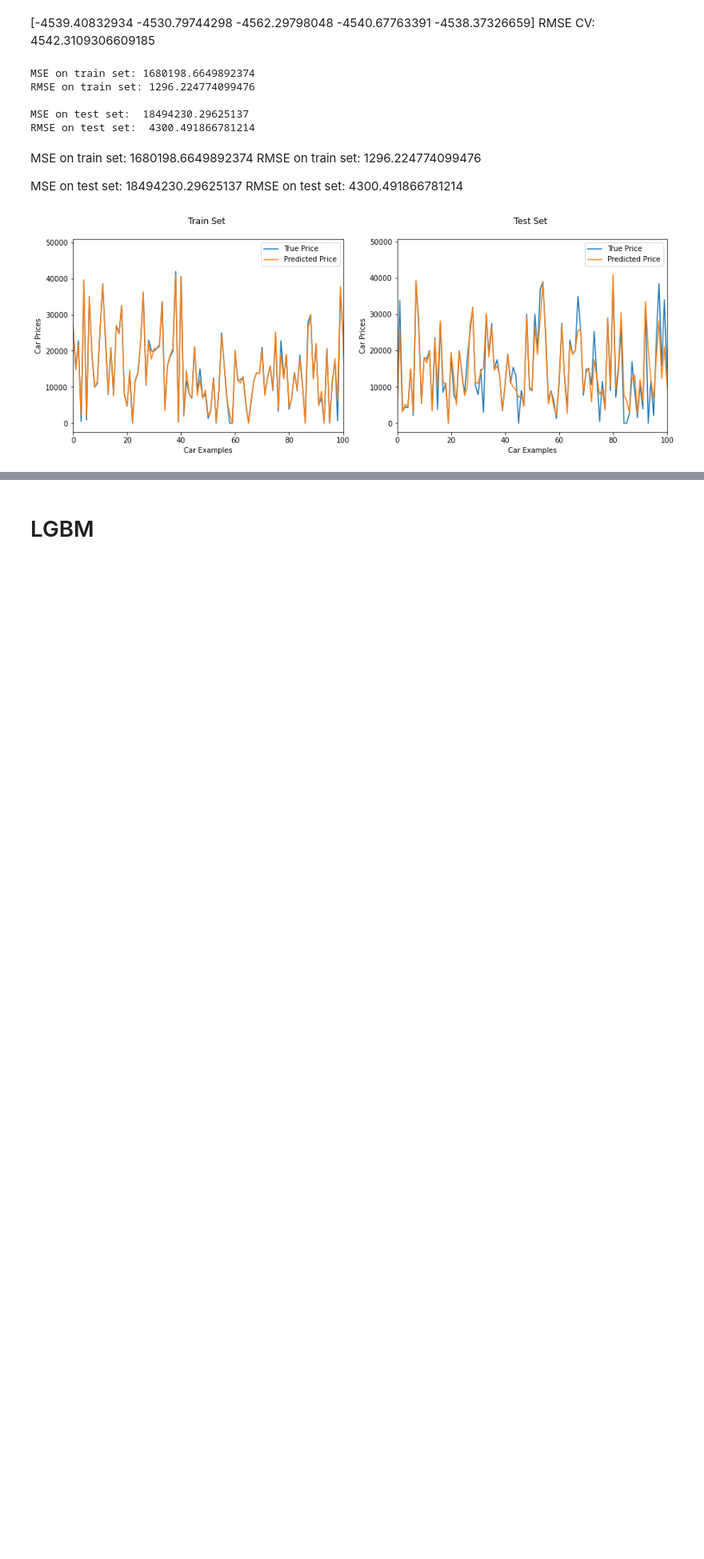
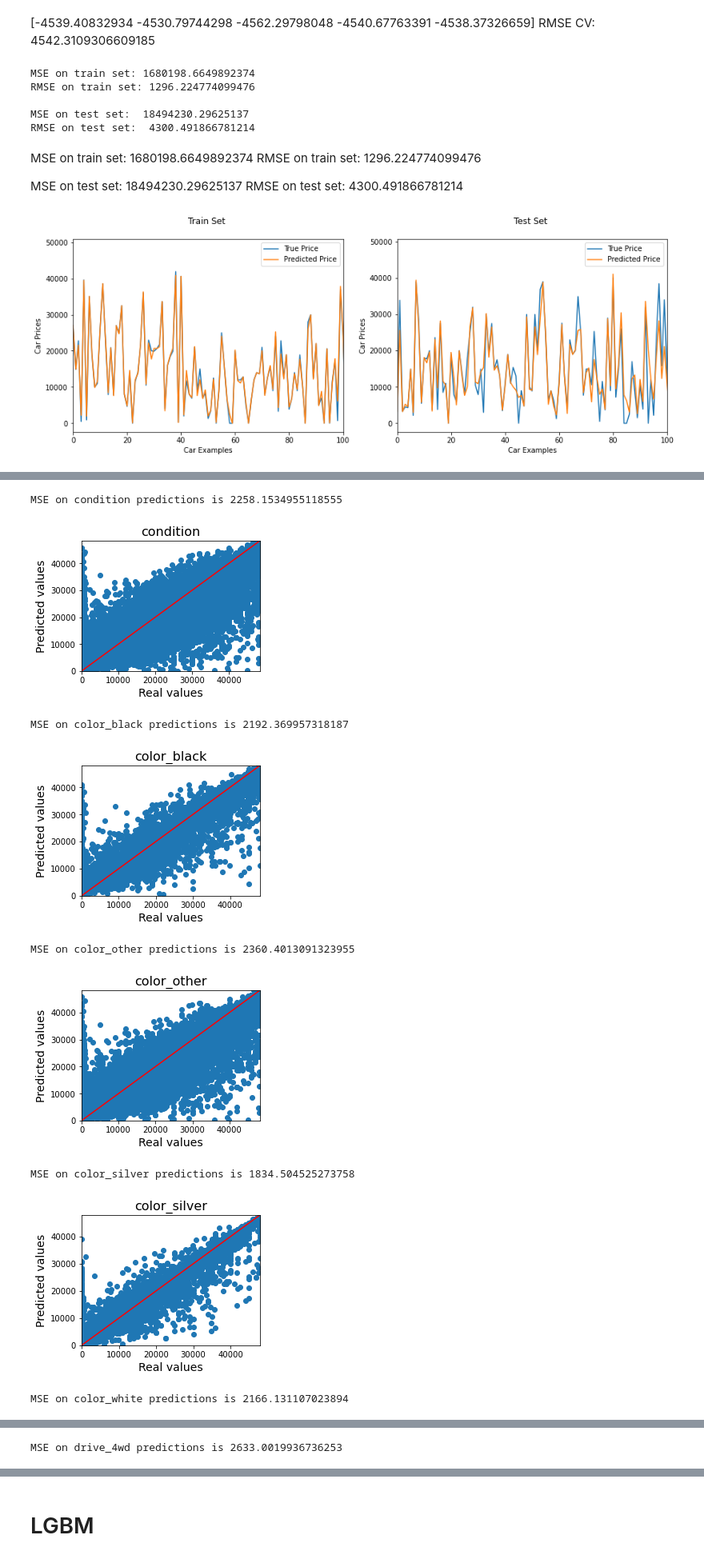
Before and after one commit to ixiaopan/GroupWork, a Jupyter notebook: DataMining/Jerry_Boosting.ipynb, the cells around one changed output, grey strips where cells are left out. Shown at 80% size. Drawn from its saved outputs; the diff is of its cells as text; code cells hidden in the pictures; blank space fills up the shorter version.

Commit message:
prediction vs true scatter plots for every column

```diff
--- a/DataMining/Jerry_Boosting.ipynb
+++ b/DataMining/Jerry_Boosting.ipynb
@@ -141,0 +170,23 @@ plt.show()
+# %%
+def prepare(df):
+    X = df.drop("price", axis = 1)
+    y = df["price"]
+    return(X, y)
+
+def catMSE(col):
+    df_cat = df[(df[col] == 1)]
+    X_cat, y_cat = prepare(df_cat)
+    preds_cat = model.predict(X_cat)
+    preds_cat[preds_cat<0]=0
+    return(mean_squared_error(preds_cat, y_cat))
+
+def catPREDS(col):
+    df_cat = df[(df[col] == 1)]
+    X_cat, y_cat = prepare(df_cat)
+    preds_cat = model.predict(X_cat)
+    preds_cat[preds_cat<0]=0
+    return y_cat, preds_cat
+# %%
+mylist = df.drop(["price", "year" , "odometer", "lat", "long", 'tfidf_0', 'tfidf_2', 'tfidf_4', 'tfidf_5',
+       'tfidf_6', 'tfidf_7', 'tfidf_8', 'tfidf_9'],axis=1).columns
+mylist
@@ -141,0 +211,27 @@ plt.show()
+# %%
+for col in mylist:
+
+    cat_y, cat_pred=catPREDS(col)
+
+    print(f"MSE on \033[1m{col}\033[0m predictions is {mean_squared_error(cat_y, cat_pred)**0.5}")
+
+    plt.figure(figsize=(4,3))
+    plt.xlim(0,max(np.amax(cat_y+1), np.amax(cat_pred+1)))
+    plt.ylim(0,max(np.amax(cat_y+1), np.amax(cat_pred+1)))
+    plt.plot([0,max(np.amax(cat_y+1), np.amax(cat_pred+1))],[0,max(np.amax(cat_y+1), np.amax(cat_pred+1))], c = "r")
+    plt.scatter(cat_y,cat_pred)
+
+    plt.xlabel("Real values", fontsize=14)
+    plt.ylabel("Predicted values", fontsize=14)
+    plt.title(f"{col}", fontsize=16)
+    plt.show()
+# %% [output]
+MSE on condition predictions is 2258.1534955118555
+[figure, added]
+MSE on color_black predictions is 2192.369957318187
+[figure, added]
+MSE on color_other predictions is 2360.4013091323955
+[figure, added]
+MSE on color_silver predictions is 1834.504525273758
+[figure, added]
+MSE on color_white predictions is 2166.131107023894
@@ -141,0 +239 @@ plt.show()
+MSE on drive_4wd predictions is 2633.0019936736253
```
Also changed, not shown: parts of 11 cells of this notebook.
